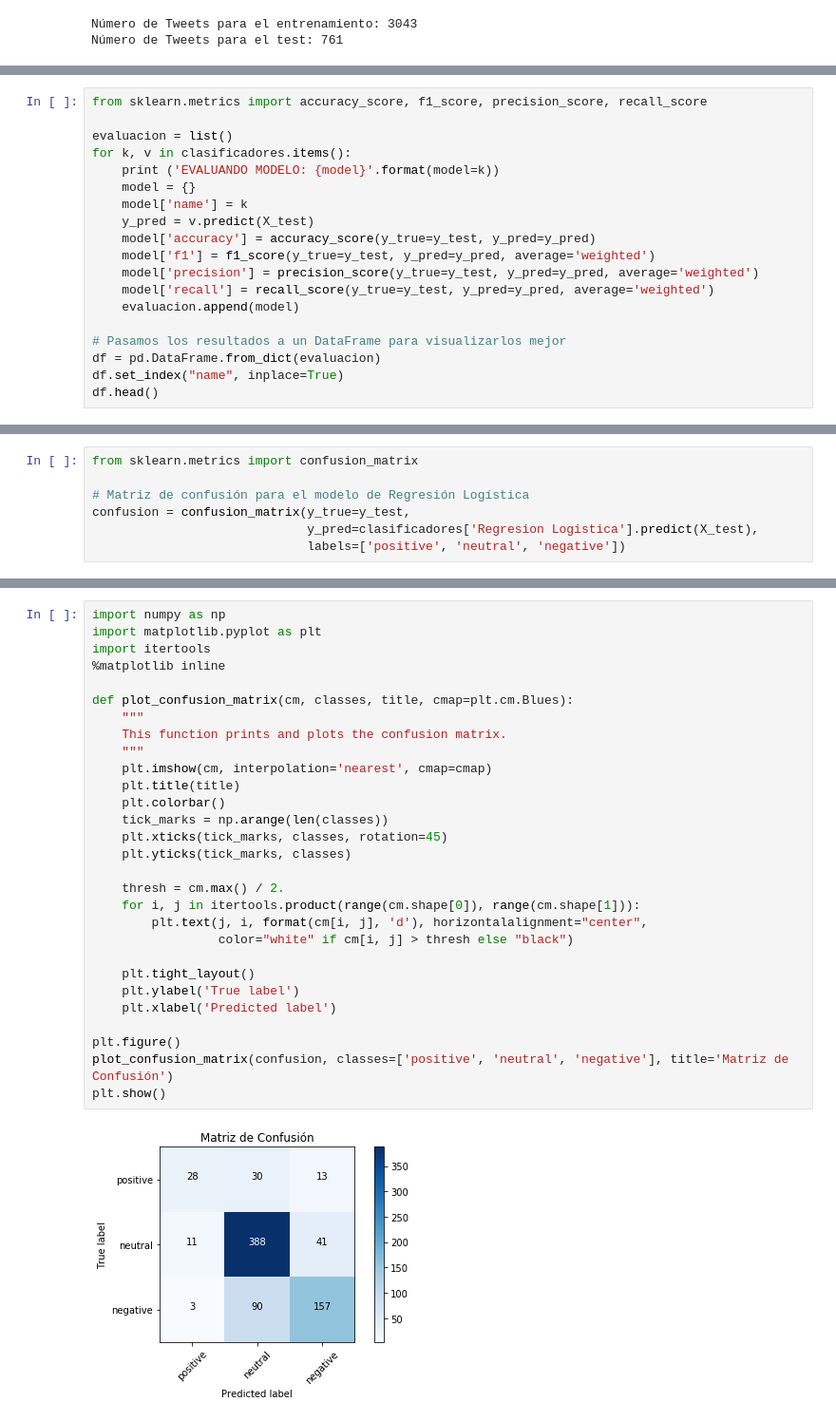
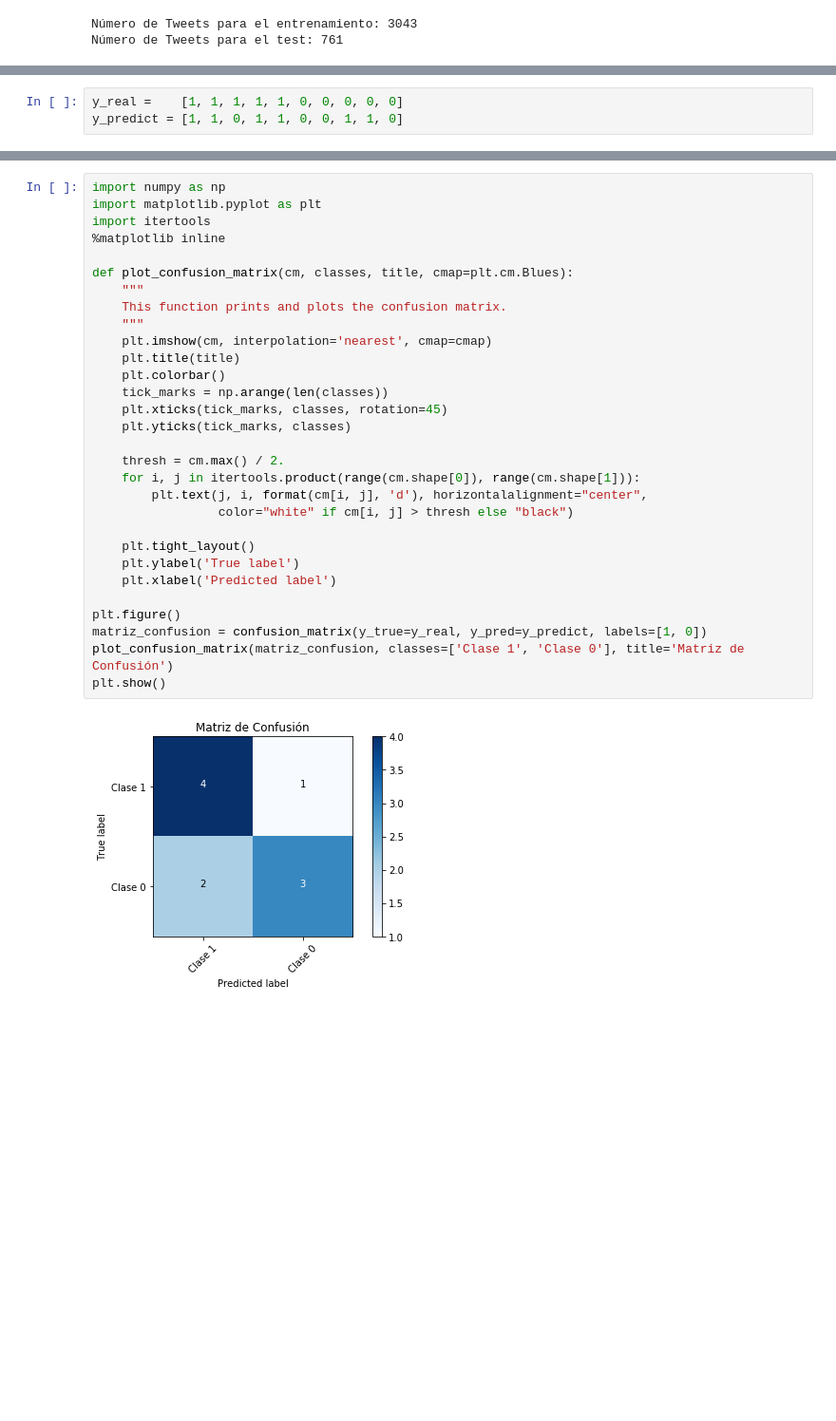
Before and after one commit to RicardoMoya/NLP_with_Python, a Jupyter notebook: 09_Scikit_Clasificacion_Textos.ipynb, the cells around one changed output, grey strips where cells are left out. Shown at 95% size. Cells and saved outputs as stored; diff of their text form; blank space fills up the shorter version.

```diff
--- a/09_Scikit_Clasificacion_Textos.ipynb
+++ b/09_Scikit_Clasificacion_Textos.ipynb
@@ -210,19 +214,0 @@ CREANDO MODELO: Random Forest
-# %%
-from sklearn.metrics import accuracy_score, f1_score, precision_score, recall_score
-
-evaluacion = list()
-for k, v in clasificadores.items():
-    print ('EVALUANDO MODELO: {model}'.format(model=k))
-    model = {}
-    model['name'] = k
-    y_pred = v.predict(X_test)
-    model['accuracy'] = accuracy_score(y_true=y_test, y_pred=y_pred)
-    model['f1'] = f1_score(y_true=y_test, y_pred=y_pred, average='weighted')
-    model['precision'] = precision_score(y_true=y_test, y_pred=y_pred, average='weighted')
-    model['recall'] = recall_score(y_true=y_test, y_pred=y_pred, average='weighted')
-    evaluacion.append(model)
-
-# Pasamos los resultados a un DataFrame para visualizarlos mejor
-df = pd.DataFrame.from_dict(evaluacion)
-df.set_index("name", inplace=True)
-df.head()
@@ -244,7 +214,0 @@ EVALUANDO MODELO: Random Forest
-# %%
-from sklearn.metrics import confusion_matrix
-
-# Matriz de confusión para el modelo de Regresión Logística
-confusion = confusion_matrix(y_true=y_test,
-                             y_pred=clasificadores['Regresion Logistica'].predict(X_test),
-                             labels=['positive', 'neutral', 'negative'])
@@ -250,0 +588,3 @@ confusion = confusion_matrix(y_true=y_test,
+# %%
+y_real =    [1, 1, 1, 1, 1, 0, 0, 0, 0, 0]
+y_predict = [1, 1, 0, 1, 1, 0, 0, 1, 1, 0]
@@ -251,31 +705,32 @@ confusion = confusion_matrix(y_true=y_test,
 # %%
 import numpy as np
 import matplotlib.pyplot as plt
 import itertools
 %matplotlib inline
 
 def plot_confusion_matrix(cm, classes, title, cmap=plt.cm.Blues):
     """
     This function prints and plots the confusion matrix.
     """
     plt.imshow(cm, interpolation='nearest', cmap=cmap)
     plt.title(title)
     plt.colorbar()
     tick_marks = np.arange(len(classes))
     plt.xticks(tick_marks, classes, rotation=45)
     plt.yticks(tick_marks, classes)
 
     thresh = cm.max() / 2.
     for i, j in itertools.product(range(cm.shape[0]), range(cm.shape[1])):
         plt.text(j, i, format(cm[i, j], 'd'), horizontalalignment="center",
                  color="white" if cm[i, j] > thresh else "black")
 
     plt.tight_layout()
     plt.ylabel('True label')
     plt.xlabel('Predicted label')
 
 plt.figure()
-plot_confusion_matrix(confusion, classes=['positive', 'neutral', 'negative'], title='Matriz de Confusión')
+matriz_confusion = confusion_matrix(y_true=y_real, y_pred=y_predict, labels=[1, 0])
+plot_confusion_matrix(matriz_confusion, classes=['Clase 1', 'Clase 0'], title='Matriz de Confusión')
 plt.show()
 # %% [output]
-[figure, old version]
+[figure, new version]
```
Also changed, not shown: parts of 27 cells of this notebook, 59 other files.
